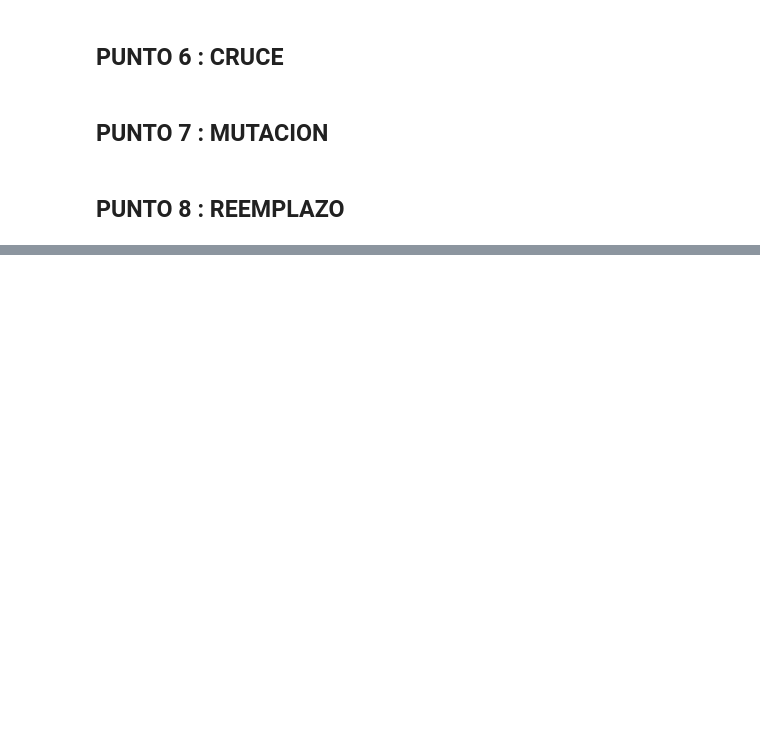
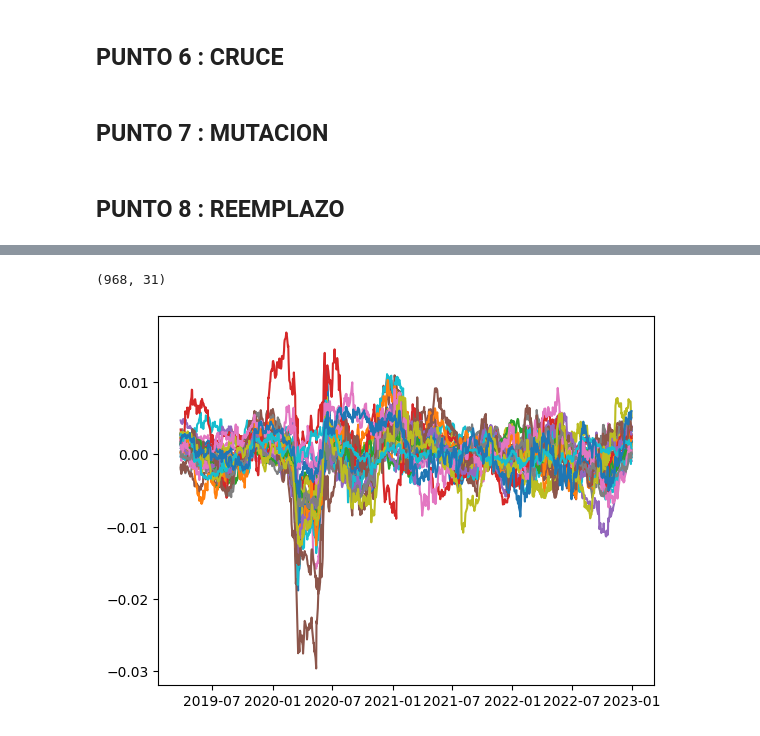
Before and after one commit to tintenderete/TFM, a Jupyter notebook: test_evolutivo_1.ipynb, the cells around one changed output, grey strips where cells are left out. Saved outputs shown, nothing was run; the diff lists cells and outputs as text; code cells hidden in the pictures; blank space fills up the shorter version.

```diff
--- a/test_evolutivo_1.ipynb
+++ b/test_evolutivo_1.ipynb
@@ -119,0 +216,2 @@ Pasaran a la siguiente generacion:
+# %%
+rolling_mean = returns.rolling(60).mean()
@@ -119,0 +229,2 @@ Pasaran a la siguiente generacion:
+# %%
+rolling_mean = rolling_mean[59:]
@@ -119,0 +238,6 @@ Pasaran a la siguiente generacion:
+# %%
+print(rolling_mean.shape)
+plt.plot(rolling_mean);
+# %% [output]
+(968, 31)
+[figure, added]
```
Also changed, not shown: parts of 29 cells of this notebook.
